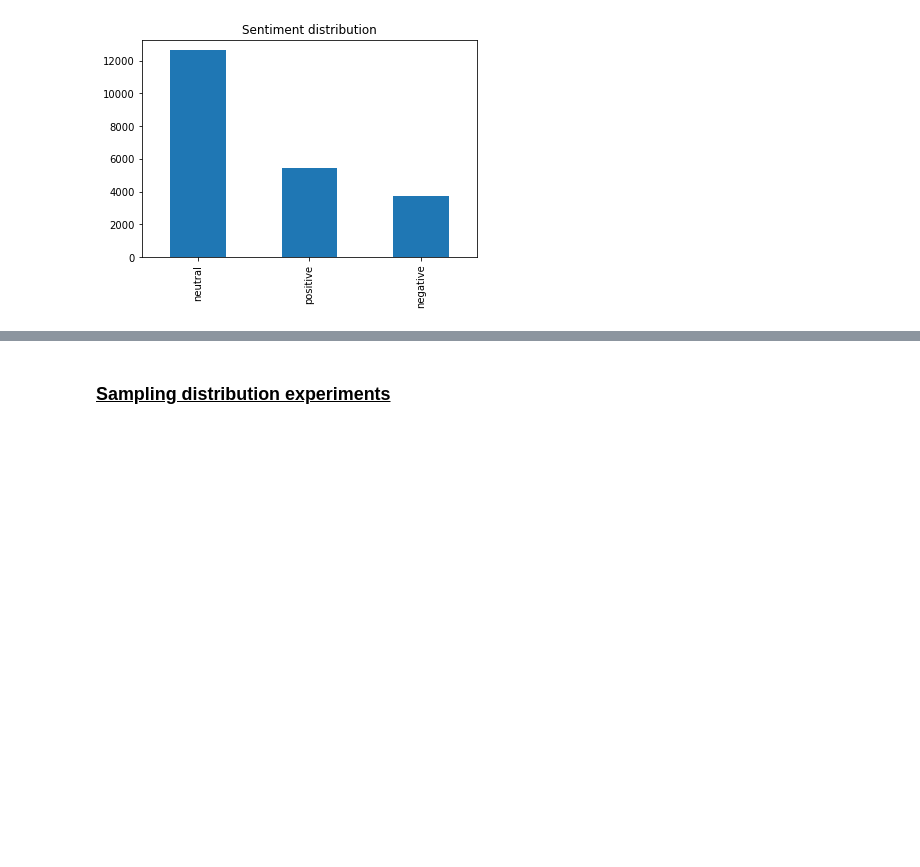
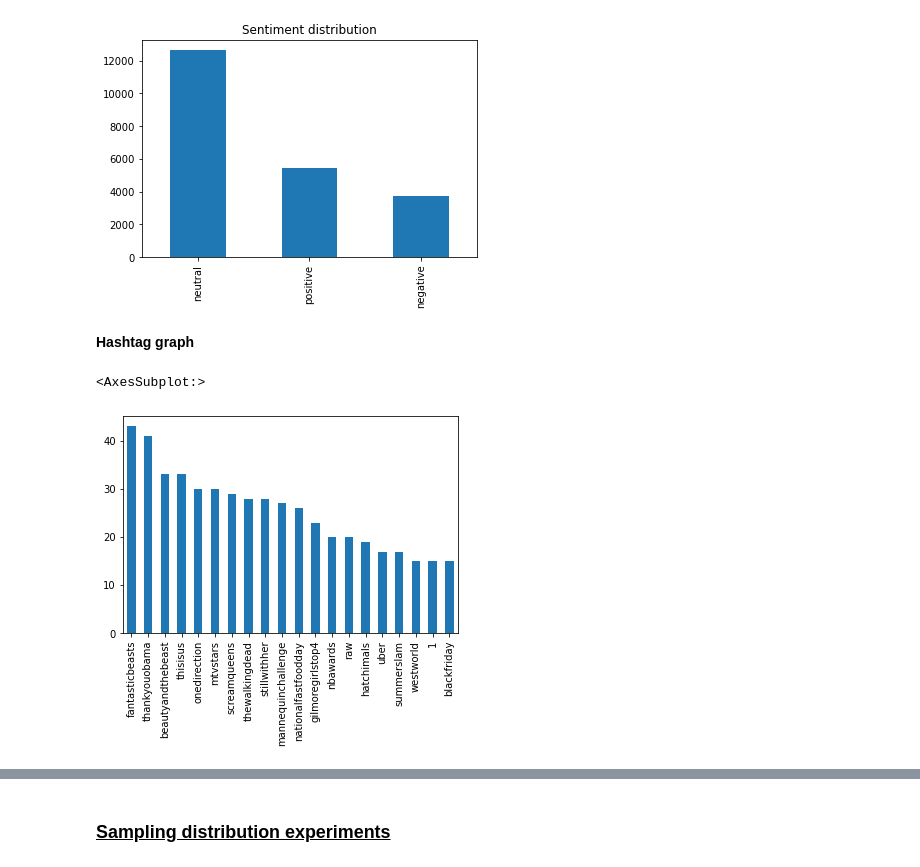
Before and after one commit to kelmanchen/tweet-sentiment-analysis, a Jupyter notebook: Assignment 2 Code.ipynb, the cells around one changed output, grey strips where cells are left out. Saved outputs shown, nothing was run; the diff lists cells and outputs as text; code cells hidden in the pictures; blank space fills up the shorter version.

```diff
--- a/Assignment 2 Code.ipynb
+++ b/Assignment 2 Code.ipynb
@@ -108,14 +110,14 @@ def clean(texts, feature=None, remove_instance=True):
     cleaned_text = texts
     if feature == 'username' or feature == 'all':
         if remove_instance:
-            pattern = r'@[A-Za-z0-9]+'
+            pattern = r'@(\w+)+'
         else:
             pattern = r'@'
         cleaned_text = cleaned_text.str.replace(pattern, '', regex=True)
 
     if feature == 'hashtag' or feature == 'all':
         if remove_instance:
-            pattern = r'#[A-Za-z0-9]+'
+            pattern = r'#(\w+)+'
         else:
             pattern = r'#'
         cleaned_text = cleaned_text.str.replace(pattern, '', regex=True)
@@ -269,3 +277,21 @@ df['sentiment'].value_counts().plot(kind='bar')
 # %% [output]
 <AxesSubplot:title={'center':'Sentiment distribution'}>
 [figure]
+# %% [markdown]
+**Hashtag graph**
+# %%
+def extract_hashtags(df, sentiment):
+    tweets = df['text'][df['sentiment'] == sentiment]
+    hashtags = []
+
+    for tweet in tweets:
+        hashtags.append(re.findall(r'#(\w+)+', tweet))
+
+    return pd.Series(sum(hashtags, []))
+
+df = pd.read_csv("Train.csv", sep=',', skipinitialspace=True)
+# %%
+extract_hashtags(df, 'positive').value_counts()[0:20].plot(kind='bar')
+# %% [output]
+<AxesSubplot:>
+[figure, added]
```
Also changed, not shown: parts of 8 cells of this notebook.
